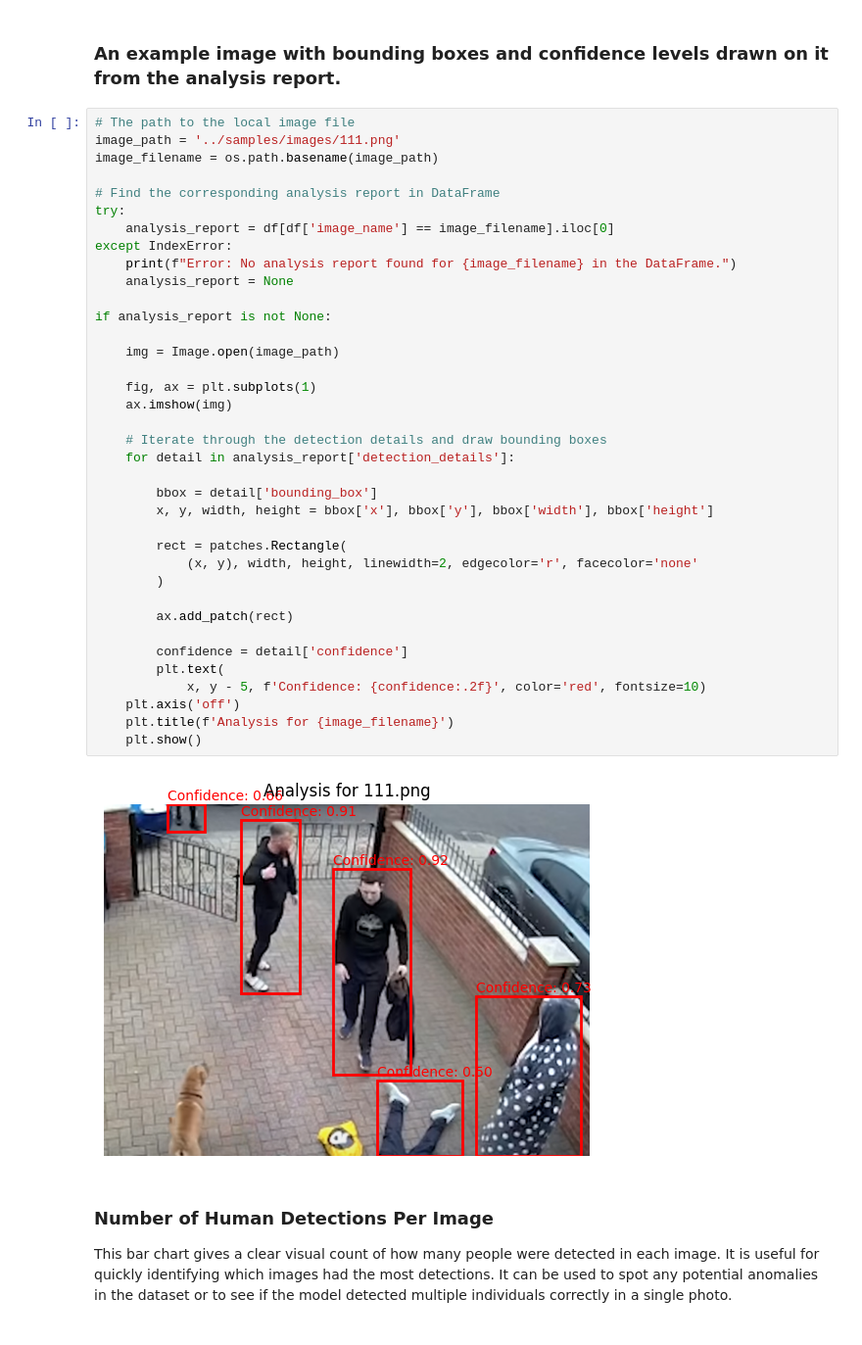
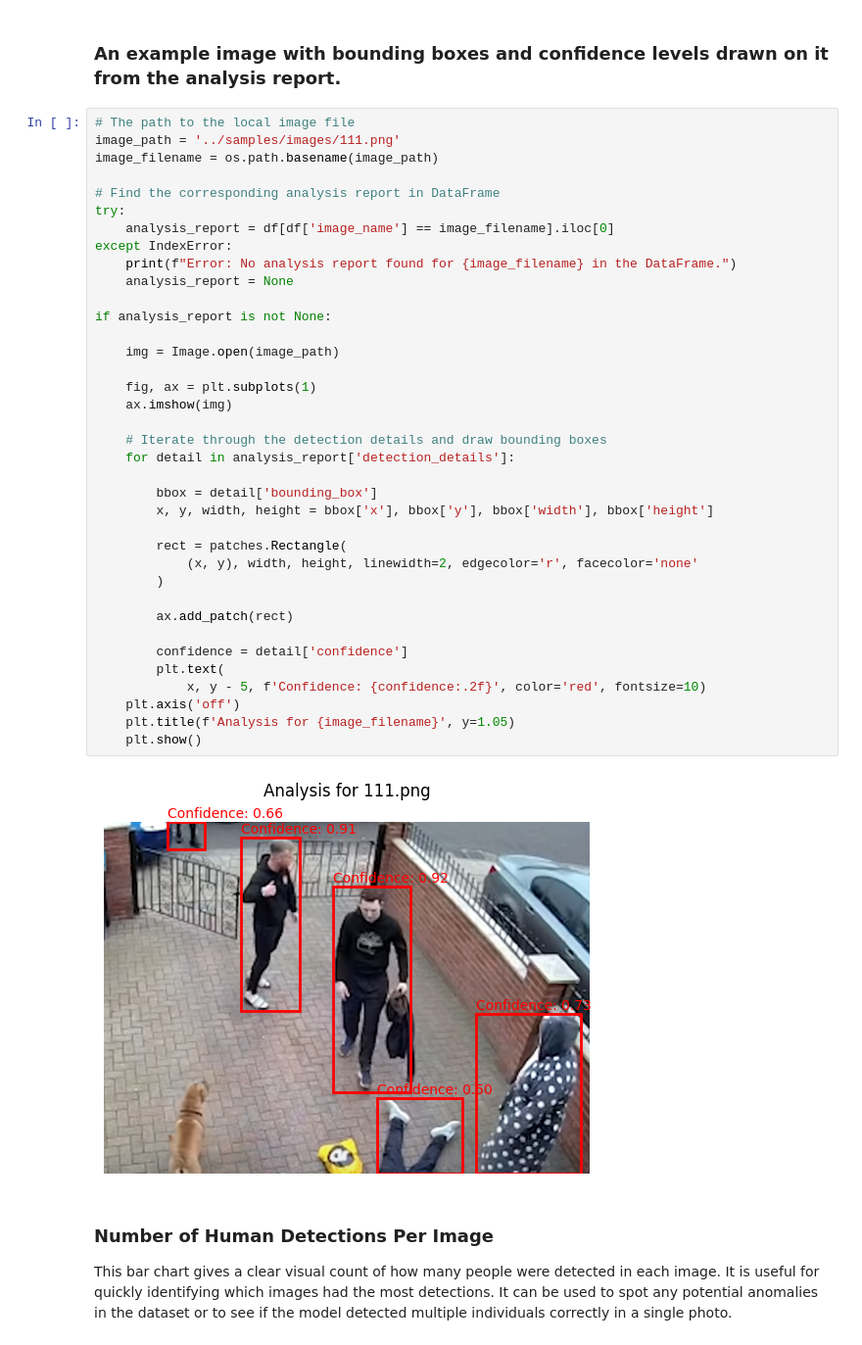
Before and after one commit to PieRatCat/azure-ai-human-detection, a Jupyter notebook: analysis/project_analysis.ipynb, the cells around one changed output. Shown at 98% size. Drawn from its saved outputs; the diff is of its cells as text.

Commit message:
updated analysis notebook

```diff
--- a/analysis/project_analysis.ipynb
+++ b/analysis/project_analysis.ipynb
@@ -118,35 +118,35 @@ try:
     analysis_report = df[df['image_name'] == image_filename].iloc[0]
 except IndexError:
     print(f"Error: No analysis report found for {image_filename} in the DataFrame.")
     analysis_report = None
 
 if analysis_report is not None:
 
     img = Image.open(image_path)
 
     fig, ax = plt.subplots(1)
     ax.imshow(img)
 
     # Iterate through the detection details and draw bounding boxes
     for detail in analysis_report['detection_details']:
 
         bbox = detail['bounding_box']
         x, y, width, height = bbox['x'], bbox['y'], bbox['width'], bbox['height']
 
         rect = patches.Rectangle(
             (x, y), width, height, linewidth=2, edgecolor='r', facecolor='none'
         )
 
         ax.add_patch(rect)
 
         confidence = detail['confidence']
         plt.text(
             x, y - 5, f'Confidence: {confidence:.2f}', color='red', fontsize=10)
     plt.axis('off')
-    plt.title(f'Analysis for {image_filename}')
+    plt.title(f'Analysis for {image_filename}', y=1.05)
     plt.show()
 # %% [output]
-[figure, old version]
+[figure, new version]
 # %% [markdown]
 ### Number of Human Detections Per Image
 
```
